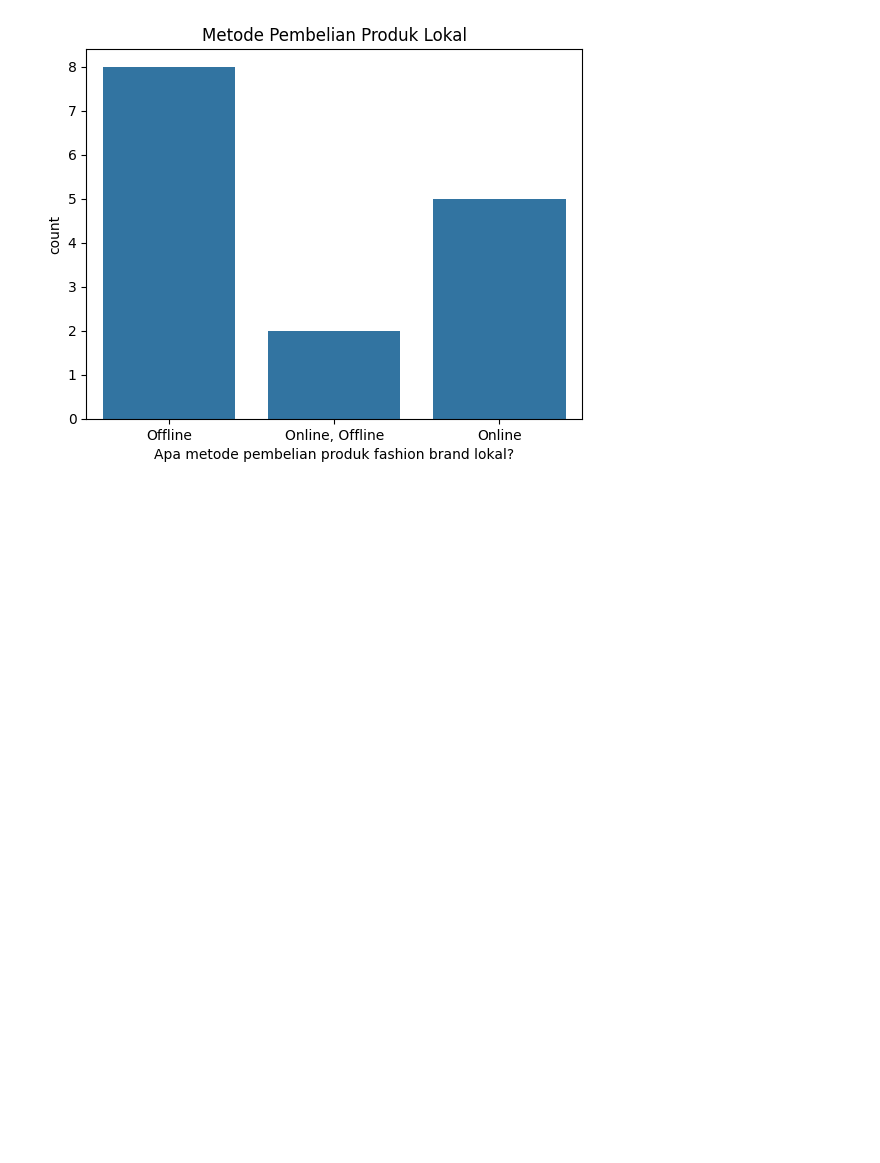
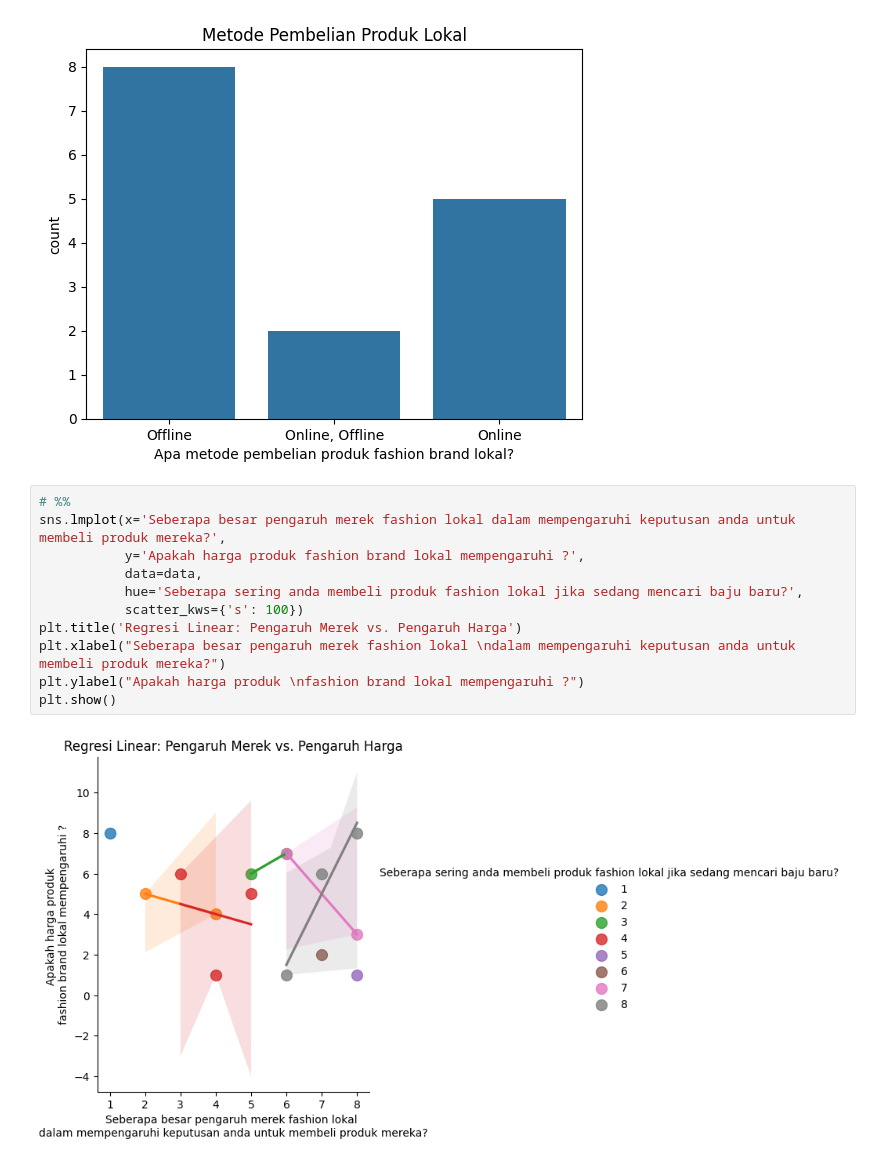
Before and after one commit to syukrillah0108/Sem_3, a Jupyter notebook: Statistika/src/Analisis Fashion.ipynb, the cells around one changed output. Cells and saved outputs as stored; diff of their text form; blank space fills up the shorter version.

```diff
--- a/Statistika/src/Analisis Fashion.ipynb
+++ b/Statistika/src/Analisis Fashion.ipynb
@@ -71,3 +80,16 @@ plt.title('Metode Pembelian Produk Lokal')
 plt.show()
 # %% [output]
 [figure]
+# %%
+# %%
+sns.lmplot(x='Seberapa besar pengaruh merek fashion lokal dalam mempengaruhi keputusan anda untuk membeli produk mereka?',
+           y='Apakah harga produk fashion brand lokal mempengaruhi ?',
+           data=data,
+           hue='Seberapa sering anda membeli produk fashion lokal jika sedang mencari baju baru?',
+           scatter_kws={'s': 100})
+plt.title('Regresi Linear: Pengaruh Merek vs. Pengaruh Harga')
+plt.xlabel("Seberapa besar pengaruh merek fashion lokal \ndalam mempengaruhi keputusan anda untuk membeli produk mereka?")
+plt.ylabel("Apakah harga produk \nfashion brand lokal mempengaruhi ?")
+plt.show()
+# %% [output]
+[figure, added]
```
Also changed, not shown: parts of 2 cells of this notebook, 3 other files.
